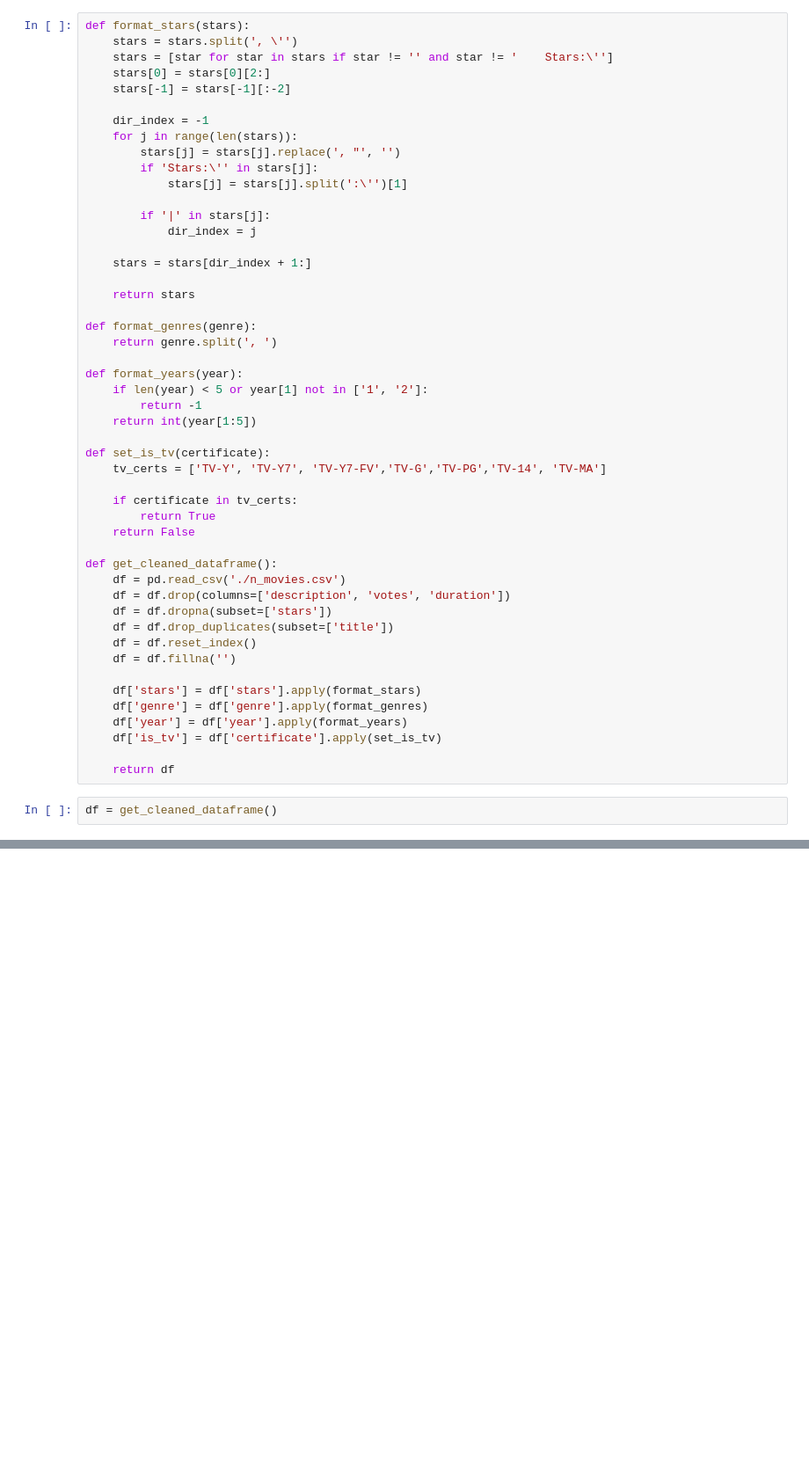
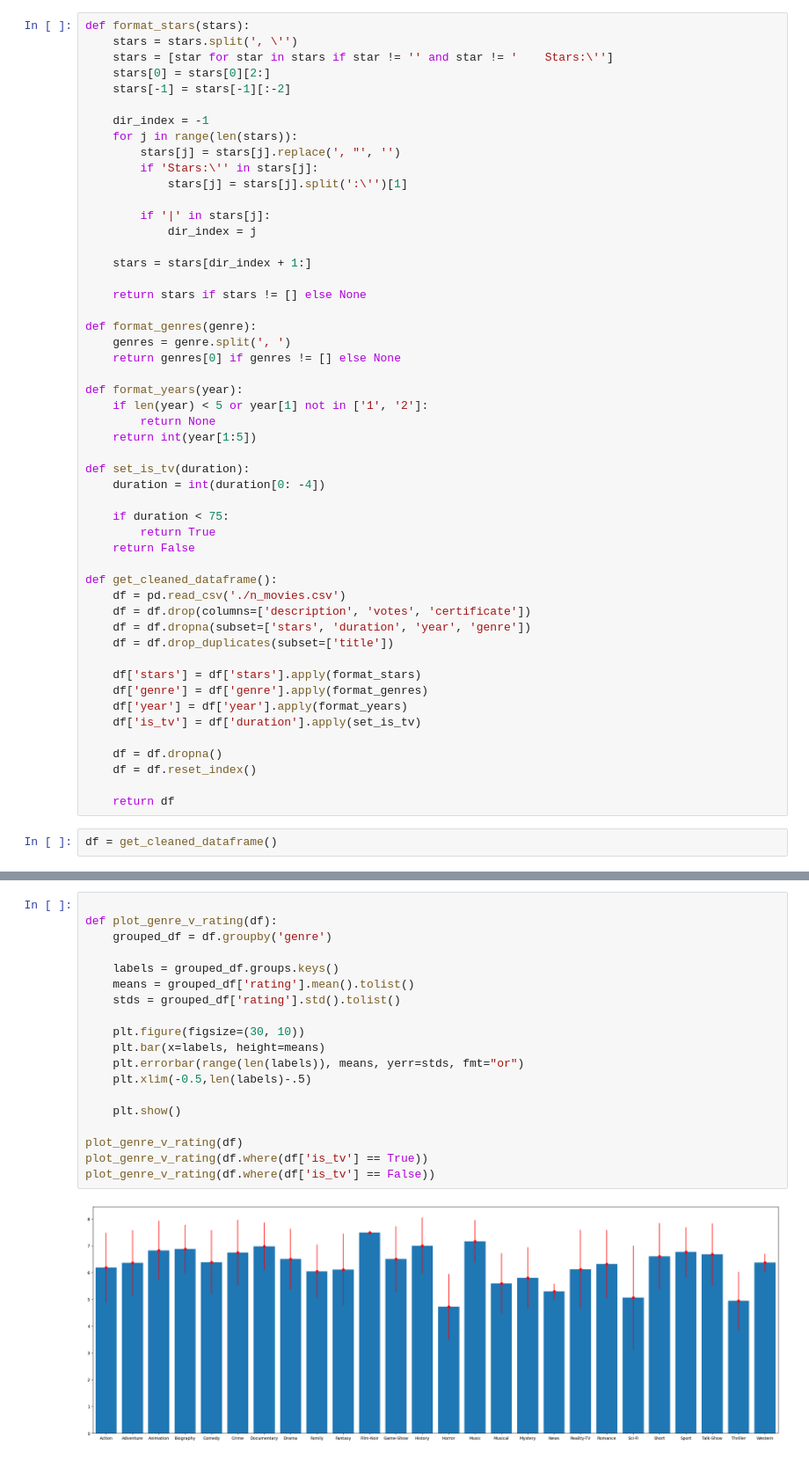
Before and after one commit to izzzzzzzzzzy/Netflix-Movies-Analysis, a Jupyter notebook: movie-analysis.ipynb, the cells around one changed output, grey strips where cells are left out. Shown at 88% size. Drawn from its saved outputs; the diff is of its cells as text; blank space fills up the shorter version.

```diff
--- a/movie-analysis.ipynb
+++ b/movie-analysis.ipynb
@@ -19,35 +19,37 @@ def format_stars(stars):
 
     stars = stars[dir_index + 1:]
 
-    return stars
+    return stars if stars != [] else None
 
 def format_genres(genre):
-    return genre.split(', ')
+    genres = genre.split(', ')
+    return genres[0] if genres != [] else None
 
 def format_years(year):
     if len(year) < 5 or year[1] not in ['1', '2']:
-        return -1
+        return None
     return int(year[1:5])
 
-def set_is_tv(certificate):
-    tv_certs = ['TV-Y', 'TV-Y7', 'TV-Y7-FV','TV-G','TV-PG','TV-14', 'TV-MA']
+def set_is_tv(duration):
+    duration = int(duration[0: -4])
 
-    if certificate in tv_certs:
+    if duration < 75:
         return True
     return False
 
 def get_cleaned_dataframe():
     df = pd.read_csv('./n_movies.csv')
-    df = df.drop(columns=['description', 'votes', 'duration'])
-    df = df.dropna(subset=['stars'])
+    df = df.drop(columns=['description', 'votes', 'certificate'])
+    df = df.dropna(subset=['stars', 'duration', 'year', 'genre'])
     df = df.drop_duplicates(subset=['title'])
-    df = df.reset_index()
-    df = df.fillna('')
 
     df['stars'] = df['stars'].apply(format_stars)
     df['genre'] = df['genre'].apply(format_genres)
     df['year'] = df['year'].apply(format_years)
-    df['is_tv'] = df['certificate'].apply(set_is_tv)
+    df['is_tv'] = df['duration'].apply(set_is_tv)
+
+    df = df.dropna()
+    df = df.reset_index()
 
     return df
 # %%
@@ -131,0 +124,21 @@ AttributeError: 'Network' object has no attribute 'add_weighted_edges_from'
+# %%
+
+def plot_genre_v_rating(df):
+    grouped_df = df.groupby('genre')
+
+    labels = grouped_df.groups.keys()
+    means = grouped_df['rating'].mean().tolist()
+    stds = grouped_df['rating'].std().tolist()
+
+    plt.figure(figsize=(30, 10))
+    plt.bar(x=labels, height=means)
+    plt.errorbar(range(len(labels)), means, yerr=stds, fmt="or")
+    plt.xlim(-0.5,len(labels)-.5)
+
+    plt.show()
+
+plot_genre_v_rating(df)
+plot_genre_v_rating(df.where(df['is_tv'] == True))
+plot_genre_v_rating(df.where(df['is_tv'] == False))
+# %% [output]
+[figure, added]
```
Also changed, not shown: parts of 3 cells of this notebook.
